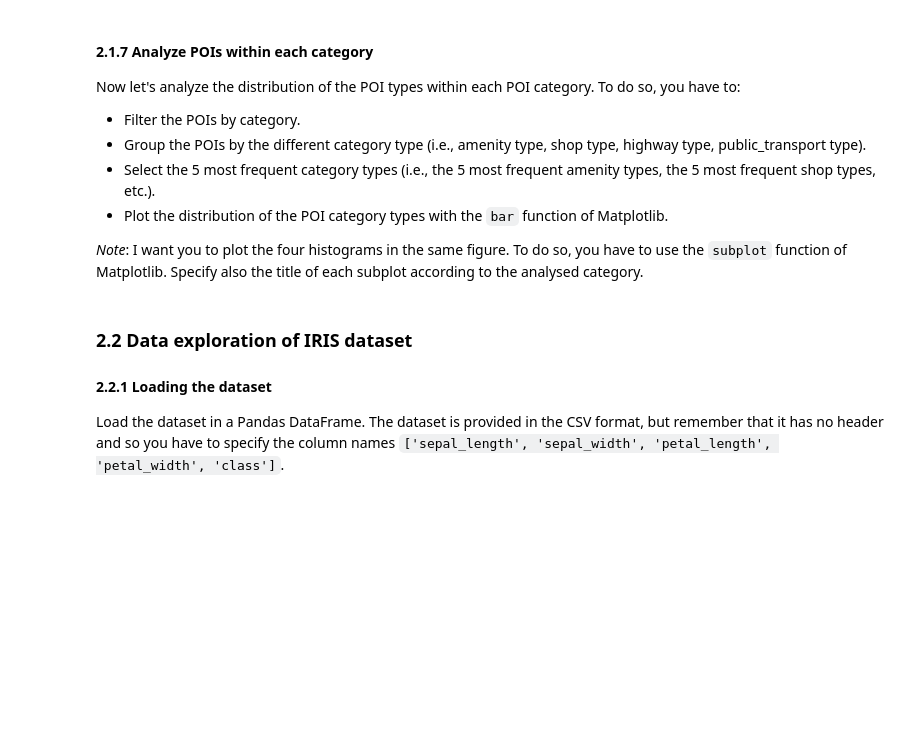
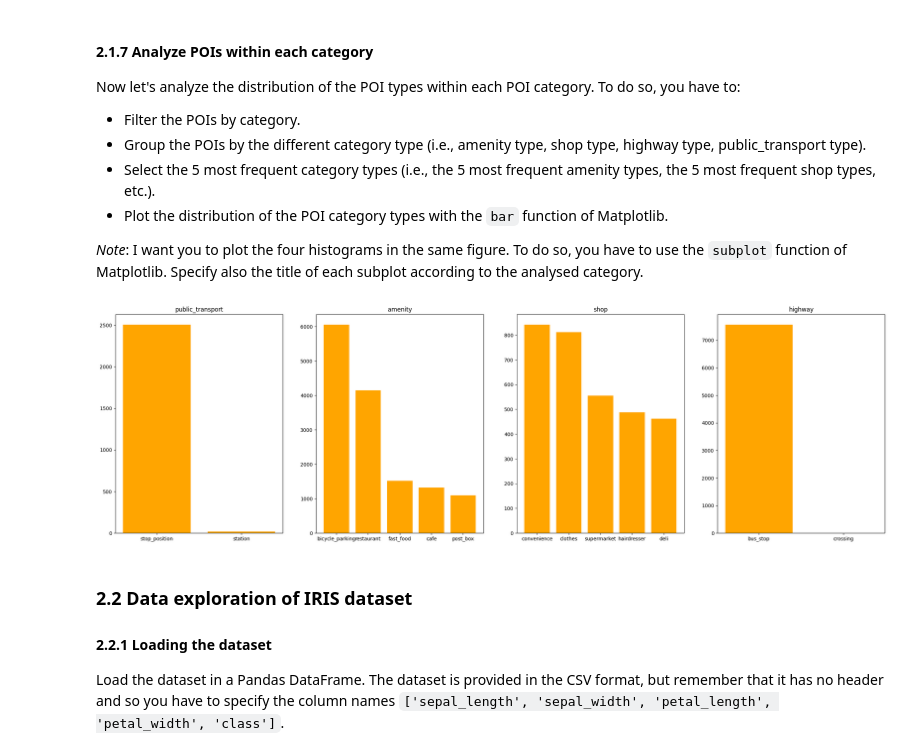
Before and after one commit to eferollo/ML4N, a Jupyter notebook: Labs/Lab3 - Pandas and Numpy.ipynb, the cells around one changed output. Saved outputs shown, nothing was run; the diff lists cells and outputs as text; code cells hidden in the pictures; blank space fills up the shorter version.

```diff
--- a/Labs/Lab3 - Pandas and Numpy.ipynb
+++ b/Labs/Lab3 - Pandas and Numpy.ipynb
@@ -268,6 +282,18 @@ To do so, you have to:
 - Plot the distribution of the POI category types with the `bar` function of Matplotlib.
 
 *Note*: I want you to plot the four histograms in the same figure. To do so, you have to use the `subplot` function of Matplotlib. Specify also the title of each subplot according to the analysed category.
+# %%
+fig, axes = plt.subplots(1,4, figsize=(28,8))
+for ax, category in zip(axes,ny_df['Category'].unique()):
+    category_occ = ny_df[ny_df['Category']==category].groupby(category)[category].count()
+    top_category_occ = category_occ.sort_values(ascending=False)[:5]
+
+    ax.bar(top_category_occ.index, top_category_occ.values, color='orange')
+    ax.set_title(category)
+
+plt.show()
+# %% [output]
+[figure, added]
 # %% [markdown]
 ### 2.2 Data exploration of IRIS dataset
 #### 2.2.1 Loading the dataset
```
Also changed, not shown: parts of 10 cells of this notebook, 1 other file.
